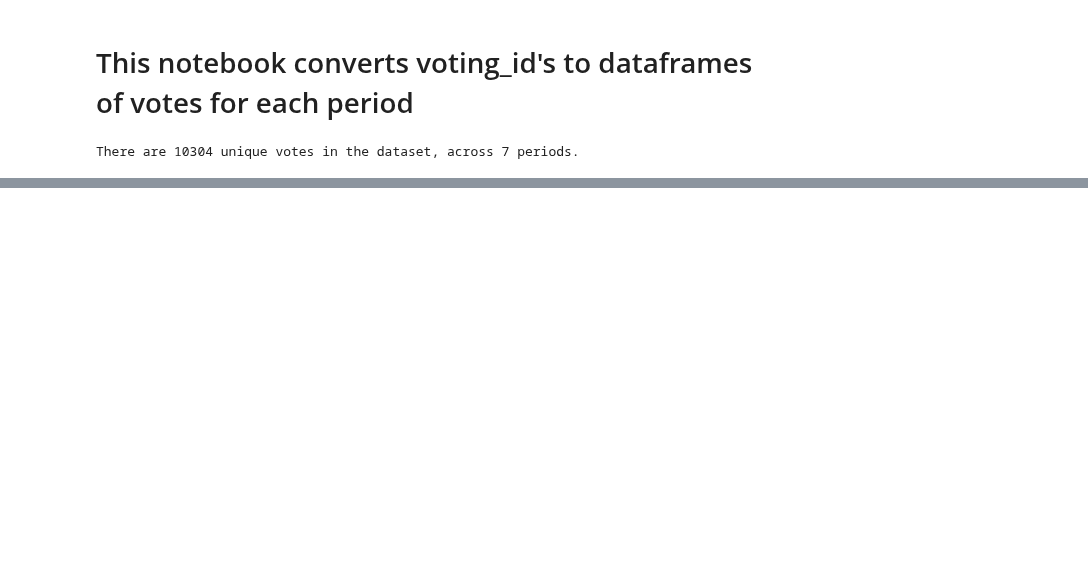
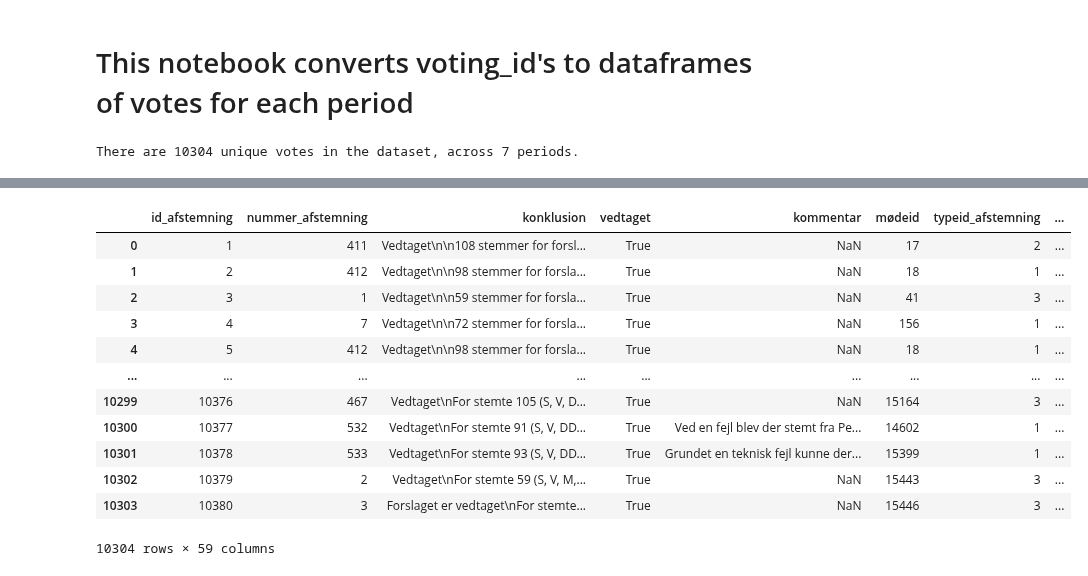
Before and after one commit to Somon8/social_graphs_25, a Jupyter notebook: final-project/voting_id_to_df_votes.ipynb, the cells around one changed output, grey strips where cells are left out. Drawn from its saved outputs; the diff is of its cells as text; code cells hidden in the pictures; blank space fills up the shorter version.

```diff
--- a/final-project/voting_id_to_df_votes.ipynb
+++ b/final-project/voting_id_to_df_votes.ipynb
@@ -127,0 +255,19 @@ df.to_csv(f"./voting-data/df_votes_all_periods.csv", index = False)
+# %%
+#Vi kan se at Alexander Ryle har stemt ved  Afstemning nr. 461, 2024-25, 104. Møde, 2025-06-04, 10:00
+with urllib.request.urlopen("https://raw.githubusercontent.com/Somon8/social_graphs_25/main/final-project/folketinget_votings_enriched.csv") as response:
+    df_votings = pd.read_csv(response)
+df_votings
+# %% [output]
+|  | id_afstemning | nummer_afstemning | konklusion | vedtaget | kommentar | mødeid | typeid_afstemning | ... |
+| 0 | 1 | 411 | Vedtaget\n\n108 stemmer for forsl... | True | NaN | 17 | 2 | ... |
+| 1 | 2 | 412 | Vedtaget\n\n98 stemmer for forsla... | True | NaN | 18 | 1 | ... |
+| 2 | 3 | 1 | Vedtaget\n\n59 stemmer for forsla... | True | NaN | 41 | 3 | ... |
+| 3 | 4 | 7 | Vedtaget\n\n72 stemmer for forsla... | True | NaN | 156 | 1 | ... |
+| 4 | 5 | 412 | Vedtaget\n\n98 stemmer for forsla... | True | NaN | 18 | 1 | ... |
+| ... | ... | ... | ... | ... | ... | ... | ... | ... |
+| 10299 | 10376 | 467 | Vedtaget\nFor stemte 105 (S, V, D... | True | NaN | 15164 | 3 | ... |
+| 10300 | 10377 | 532 | Vedtaget\nFor stemte 91 (S, V, DD... | True | Ved en fejl blev der stemt fra Pe... | 14602 | 1 | ... |
+| 10301 | 10378 | 533 | Vedtaget\nFor stemte 93 (S, V, DD... | True | Grundet en teknisk fejl kunne der... | 15399 | 1 | ... |
+| 10302 | 10379 | 2 | Vedtaget\nFor stemte 59 (S, V, M,... | True | NaN | 15443 | 3 | ... |
+| 10303 | 10380 | 3 | Forslaget er vedtaget\nFor stemte... | True | NaN | 15446 | 3 | ... |
+10304 rows × 59 columns
```
Also changed, not shown: parts of 12 cells of this notebook, 7 other files.
